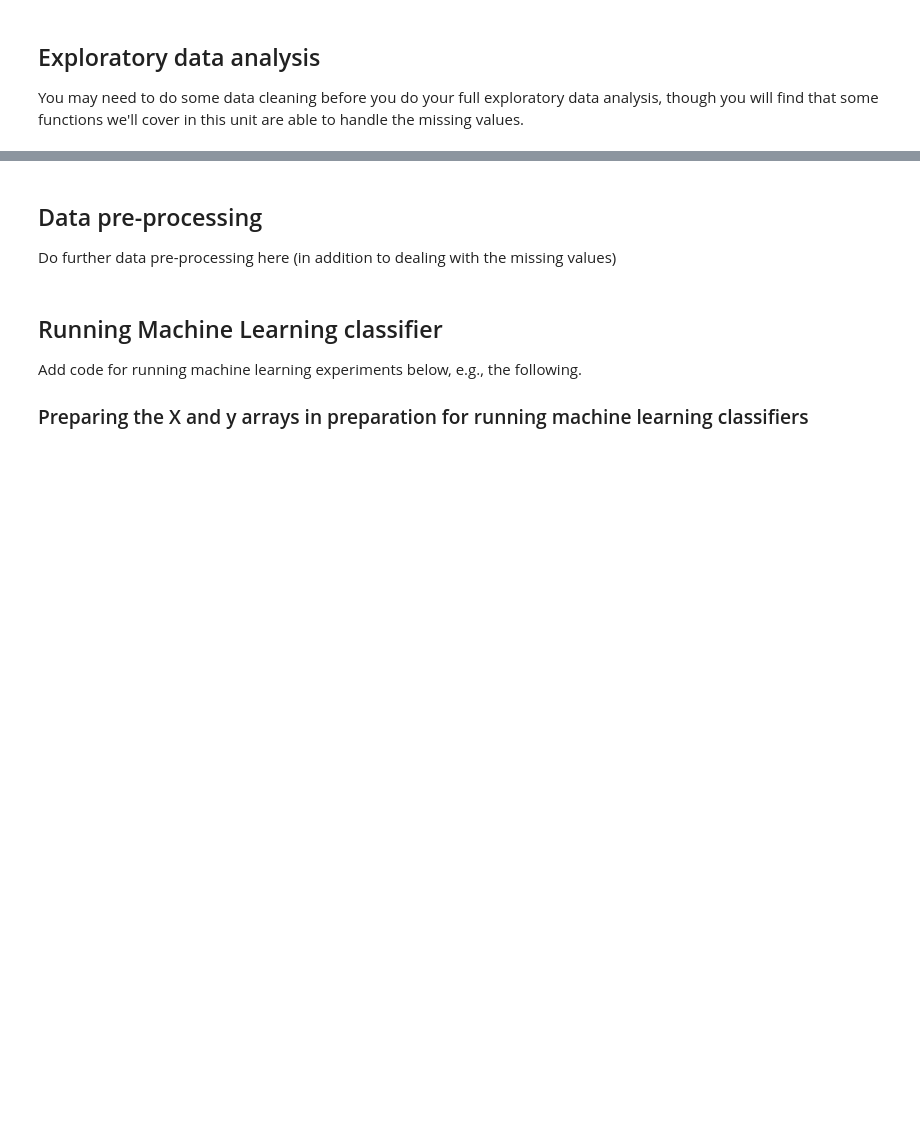
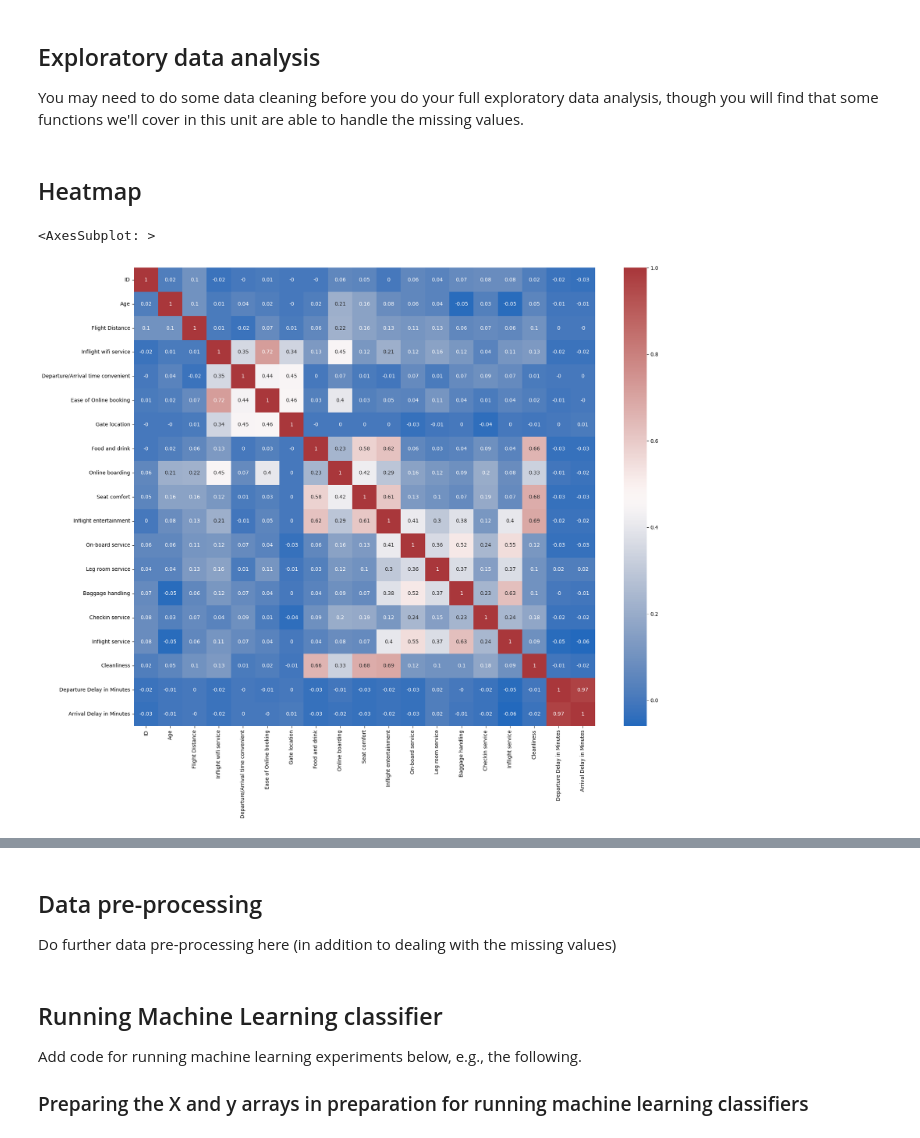
Before and after one commit to bu-ml-2022-23/ml-assignment-Shay-Khamar, a Jupyter notebook: ml-assignment.ipynb, the cells around one changed output, grey strips where cells are left out. Drawn from its saved outputs; the diff is of its cells as text; code cells hidden in the pictures; blank space fills up the shorter version.

```diff
--- a/ml-assignment.ipynb
+++ b/ml-assignment.ipynb
@@ -35,0 +5,10 @@ None
+# %%
+import numpy as np
+import pandas as pd
+import seaborn as sns
+import matplotlib.pyplot as plt
+
+dataSet = pd.read_csv('data/airline-satisfaction.csv')
+pd.set_option('display.max_columns', None)
+print(dataSet.info())
+dataSet.head(50)
@@ -37,5 +127,12 @@ None
 ## Exploratory data analysis
 
 You may need to do some data cleaning before you do your full exploratory data analysis, though you will find that some functions we'll cover in this unit are able to handle the missing values.
+# %% [markdown]
+## Heatmap
 # %%
 # TODO: just a placeholder for your data analysis
+plt.figure(figsize=(20,16))
+sns.heatmap(dataSet.corr().round(2),annot=True,cmap="vlag")
+# %% [output]
+<AxesSubplot: >
+[figure, added]
```
Also changed, not shown: parts of 16 cells of this notebook.
